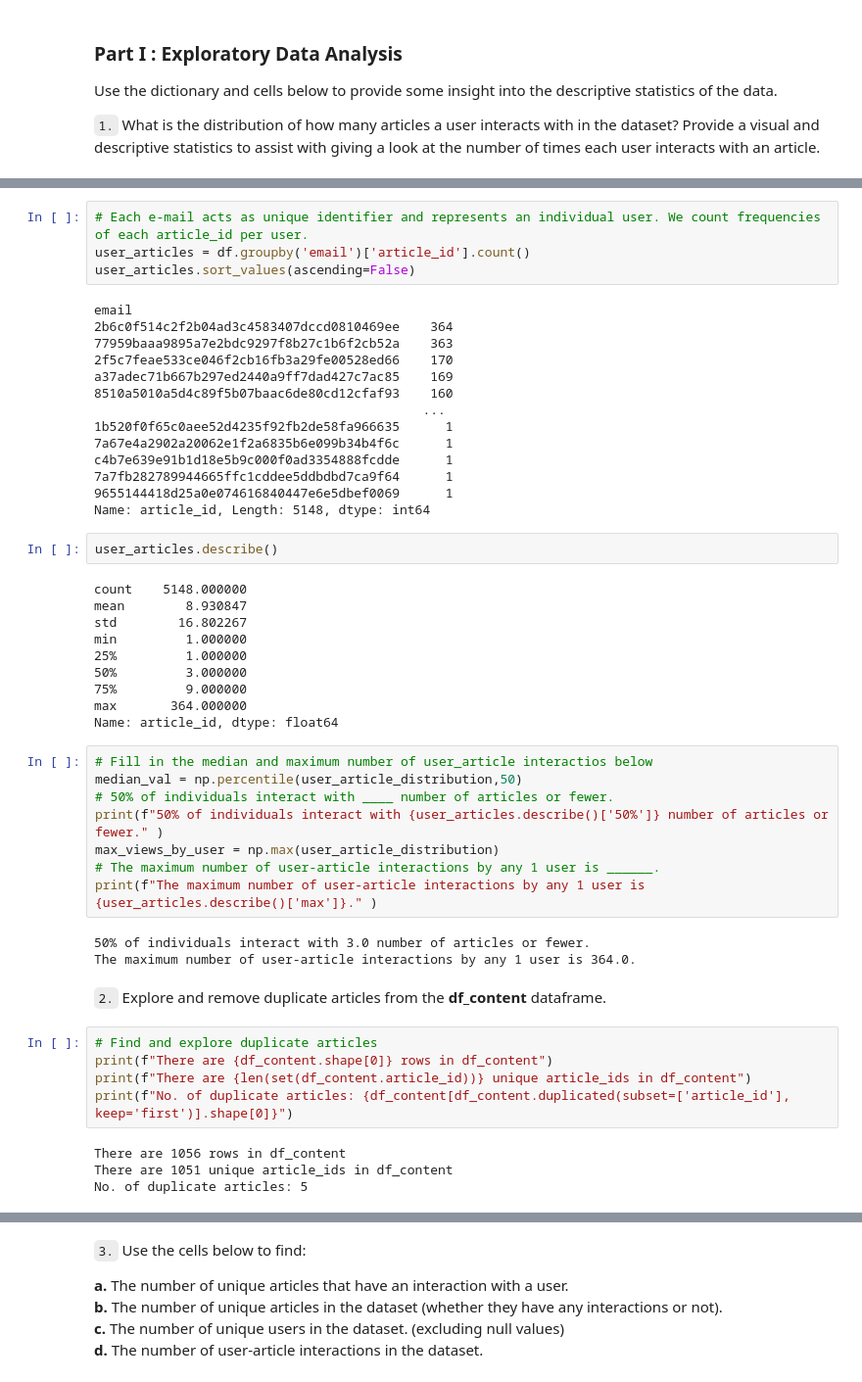
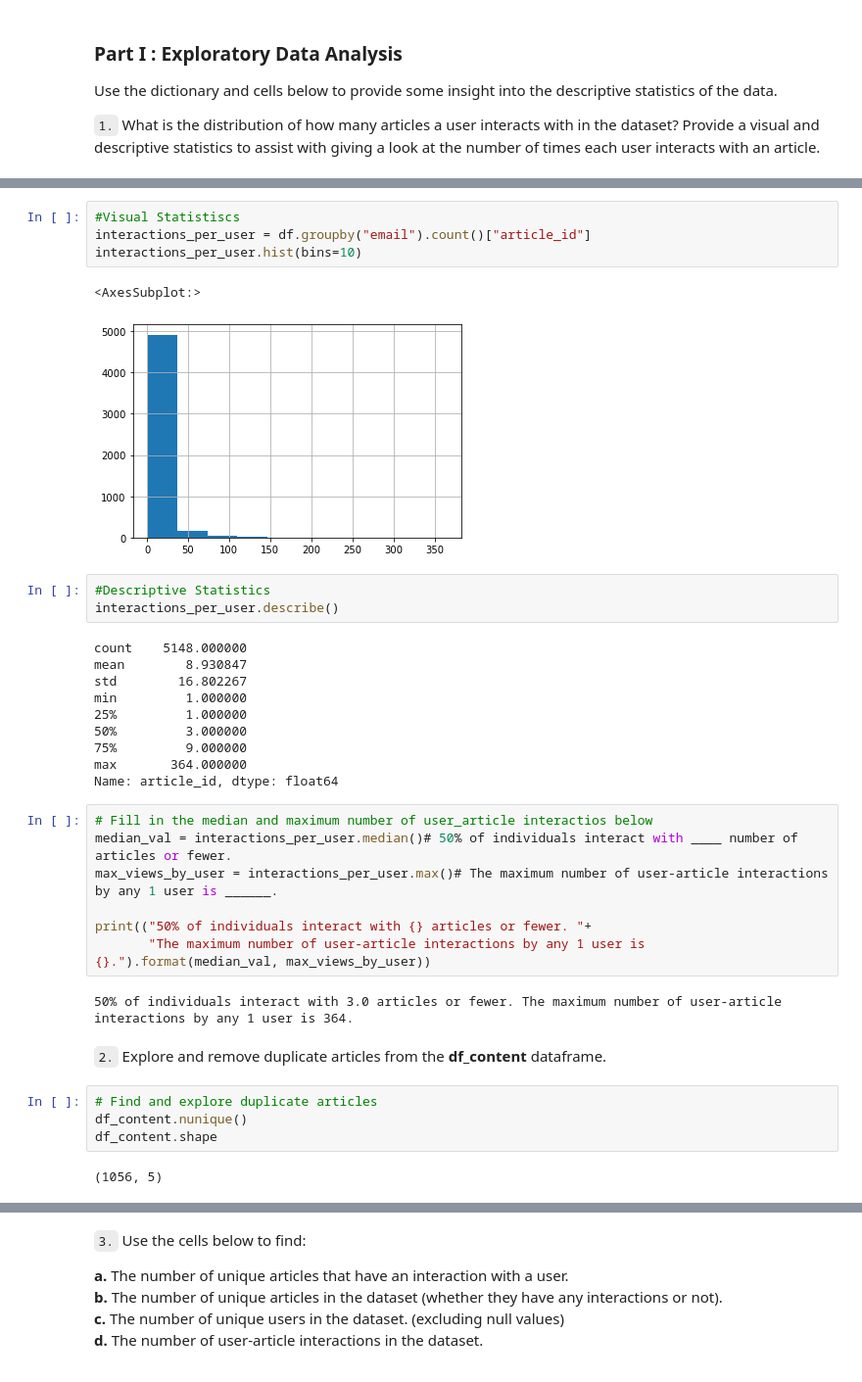
Before and after one commit to Djung4/udacityproject3, a Jupyter notebook: Recommendations_with_IBM.ipynb, the cells around one changed output, grey strips where cells are left out. Shown: that part at 98% size. Saved outputs shown, nothing was run; the diff lists cells and outputs as text.

```diff
--- a/Recommendations_with_IBM.ipynb
+++ b/Recommendations_with_IBM.ipynb
@@ -78,54 +61,39 @@ Number of users:5149
-# %%
-# Each e-mail acts as unique identifier and represents an individual user. We count frequencies of each article_id per user.
-user_articles = df.groupby('email')['article_id'].count()
-user_articles.sort_values(ascending=False)
-# %% [output]
-email
-2b6c0f514c2f2b04ad3c4583407dccd0810469ee    364
-77959baaa9895a7e2bdc9297f8b27c1b6f2cb52a    363
-2f5c7feae533ce046f2cb16fb3a29fe00528ed66    170
-a37adec71b667b297ed2440a9ff7dad427c7ac85    169
-8510a5010a5d4c89f5b07baac6de80cd12cfaf93    160
-                                           ...
-1b520f0f65c0aee52d4235f92fb2de58fa966635      1
-7a67e4a2902a20062e1f2a6835b6e099b34b4f6c      1
-c4b7e639e91b1d18e5b9c000f0ad3354888fcdde      1
-7a7fb282789944665ffc1cddee5ddbdbd7ca9f64      1
-9655144418d25a0e074616840447e6e5dbef0069      1
-Name: article_id, Length: 5148, dtype: int64
-# %%
-user_articles.describe()
-# %% [output]
-count    5148.000000
-mean        8.930847
-std        16.802267
-min         1.000000
-25%         1.000000
-50%         3.000000
-75%         9.000000
-max       364.000000
-Name: article_id, dtype: float64
+# %%
+#Visual Statistiscs
+interactions_per_user = df.groupby("email").count()["article_id"]
+interactions_per_user.hist(bins=10)
+# %% [output]
+<AxesSubplot:>
+[figure, added]
+# %%
+#Descriptive Statistics
+interactions_per_user.describe()
+# %% [output]
+count    5148.000000
+mean        8.930847
+std        16.802267
+min         1.000000
+25%         1.000000
+50%         3.000000
+75%         9.000000
+max       364.000000
+Name: article_id, dtype: float64
 # %%
 # Fill in the median and maximum number of user_article interactios below
-median_val = np.percentile(user_article_distribution,50)
-# 50% of individuals interact with ____ number of articles or fewer.
-print(f"50% of individuals interact with {user_articles.describe()['50%']} number of articles or fewer." )
-max_views_by_user = np.max(user_article_distribution)
-# The maximum number of user-article interactions by any 1 user is ______.
-print(f"The maximum number of user-article interactions by any 1 user is {user_articles.describe()['max']}." )
+median_val = interactions_per_user.median()# 50% of individuals interact with ____ number of articles or fewer.
+max_views_by_user = interactions_per_user.max()# The maximum number of user-article interactions by any 1 user is ______.
+
+print(("50% of individuals interact with {} articles or fewer. "+
+       "The maximum number of user-article interactions by any 1 user is {}.").format(median_val, max_views_by_user))
 # %% [output]
-50% of individuals interact with 3.0 number of articles or fewer.
-The maximum number of user-article interactions by any 1 user is 364.0.
+50% of individuals interact with 3.0 articles or fewer. The maximum number of user-article interactions by any 1 user is 364.
 # %% [markdown]
 `2.` Explore and remove duplicate articles from the **df_content** dataframe.
-# %%
-# Find and explore duplicate articles
-print(f"There are {df_content.shape[0]} rows in df_content")
-print(f"There are {len(set(df_content.article_id))} unique article_ids in df_content")
-print(f"No. of duplicate articles: {df_content[df_content.duplicated(subset=['article_id'], keep='first')].shape[0]}")
-# %% [output]
-There are 1056 rows in df_content
-There are 1051 unique article_ids in df_content
-No. of duplicate articles: 5
+# %%
+# Find and explore duplicate articles
+df_content.nunique()
+df_content.shape
+# %% [output]
+(1056, 5)
 # %%
 # Remove any rows that have the same article_id - only keep the first
```
Also changed, not shown: parts of 28 cells of this notebook, 2 other files.
